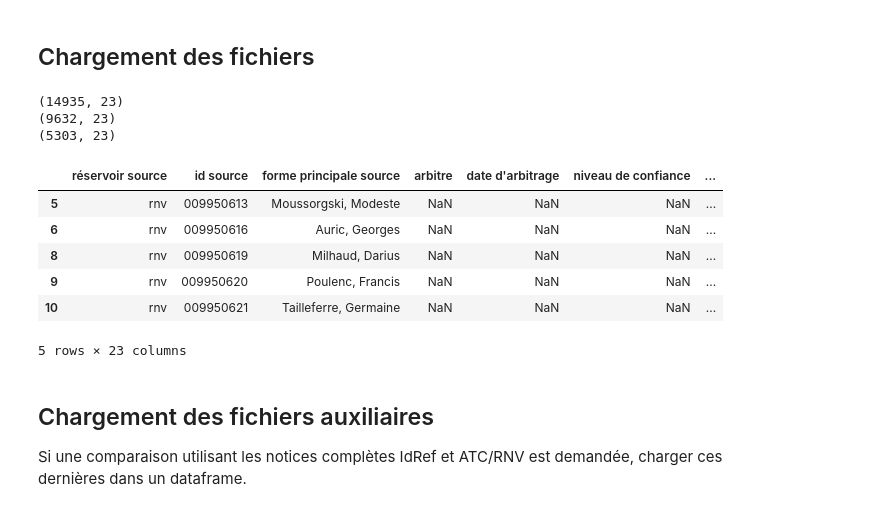
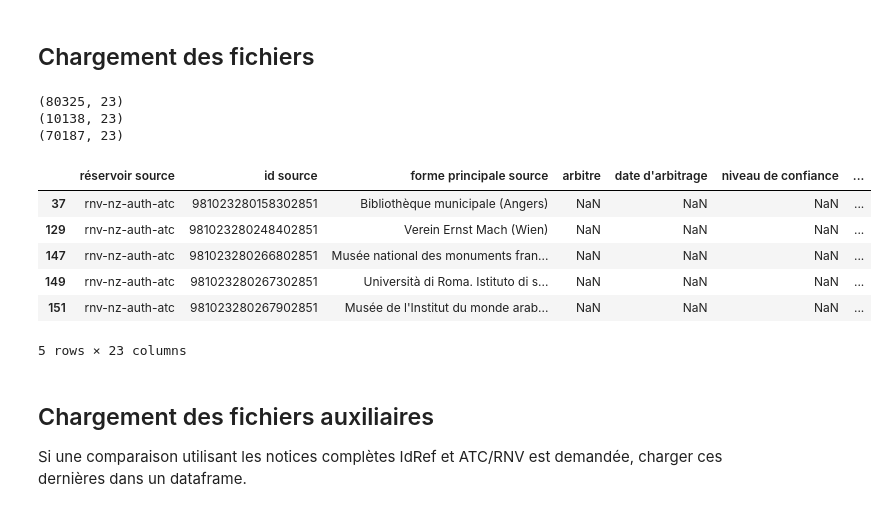
Before and after one commit to timtomch/ouali-benchmark, a Jupyter notebook: Validation-alignements.ipynb, the cells around one changed output. Saved outputs shown, nothing was run; the diff lists cells and outputs as text; code cells hidden in the pictures.

Commit message:
Comparaison lieu de congrès

```diff
--- a/Validation-alignements.ipynb
+++ b/Validation-alignements.ipynb
@@ -10,15 +10,16 @@ from IPython.display import display
 from pymarc import parse_xml_to_array
 import jellyfish
 from datetime import datetime
+import itertools
 
 pd.options.mode.chained_assignment = None  # Remove copy in place warning for dataframe operations
 
 
 # Définition du fichier d'alignement à vérifier
-input_file_path = "input/verif-auto-102024/rapport_20241031163640_alignement-défini_TEST Mat personnes_personnes.tsv"
+input_file_path = "input/verif-auto-102024/rapport_20240926010347_alignement-défini_TEST ATC-collectivites_test-collectivites.tsv"
 
 # Définition du fichier de sortie pour les cas suspects
-output_file_root = "output/verif-auto-102024/verif-auto-personnes-Mat"
+output_file_root = "output/verif-auto-102024/verif-auto-collectivités-ATC"
 
 # Faut-il exporter tous les alignements vérifiés avec une colonne identifiant les cas suspects (True),
 # ou exporter ces derniers à part (False)?
@@ -28,23 +29,35 @@ output_in_place = True
 valid_types = {'auto'}
 
 # Types de validation à effectuer
-validations = {'idref-local', 'dates', 'similarité', 'auteur-titre', 'professions'}
+validations = {'idref-local', 'similarité', 'lieux', 'numéros', 'années'}
 # Les valeurs suivantes sont possibles:
-# - 'dates' -> compare les dates présentes dans les formes principales source et cible. PEUT être combiné avec 'idref-local'
+# - 'personnes' -> les notices à comparer sont de type personnes
+# - 'dates' -> compare les dates de vie (personnes uniquement) présentes dans les formes principales source et cible. PEUT être combiné avec 'idref-local'
 # - 'auteur-titre' ATTENTION cette validation fait un appel d'API IdRef. Utiliser uniquement lorsque nécessaire.
 # - 'idref-local' -> compare les sous-champs des notices source et cible. Nécessite l'accès à un export des notices IdRef et ATC/RNV
-# - 'professions' -> compare les sous-champs $c si présents. DOIT être combiné avec 'idref-local'
+# - 'professions' -> compare les sous-champs $c si présents (personnes uniquement). DOIT être combiné avec 'idref-local'
 # - 'similarité' -> tente de calculer un coéfficient de similarité entre les formes principales. PEUT être combiné avec 'idref-local'
+# - 'lieux' -> tente de comparer les sous-champs $g si présents (congrès uniquement)
+# - 'numéros' -> tente de comparer les sous-champs $n si présents (congrès uniquement)
+# - 'années' -> tente de comparer les sous-champs 111$d si présents (congrès uniquement)
 
 # Définition des fichiers exportés de IdRef et ATC/RNV pour comparaison des sous-champs. Utilisé uniquement en mode 'idref-local'
-idref_set = 'personnes'
+idref_set = 'collectivités'
 idref_records_folder = "/Users/thomas/Documents/tmp-nobackup/bcu-rnv/idref-harvest-" + idref_set
-atc_sets = ['personnes']
-atc_records_file_paths = ["input/notices-detaillees/20241028_auth_mat_personnes_subf_a-d.tsv"]
+# Plusieurs fichiers ATC/RNV peuvent être utilisés. Attention à les identifier dans le même ordre.
+# Valeurs possibles pour atc_sets:
+# - 'personnes'
+# - 'collectivités'
+# - 'congrès'
+atc_sets = ['collectivités', 'congrès']
+atc_records_file_paths = ["input/notices-detaillees/20241028_auth_atc_corporate_subf_a-b.tsv","input/notices-detaillees/20241028_auth_atc_meeting_subf_a-d.tsv"]
 
 # Pour limiter le chargement des fichiers IdRef (ex. pour tester), renseigner cette variable pour ne charger que les x premier fichiers.
 # Pour ne pas limiter, assigner la valeur -1
 idref_records_limit = -1
+
+# Quel caractère utiliser pour séparer les valeurs provenant de champs répétés lors de leur mapping
+multifield_join_char = '|'
 
 # Fichiers temporaires pour accélérer le traitement successif lors de la comparaison des sous-champs. Si existants, ils sont utilisés
 # en mode 'idref-local' en lieu et place des notices complètes ci-dessus.
@@ -70,41 +83,41 @@ target_colname = "réservoir cible"
 target_candidatenr_colname = "nombre de candidats"
 idref_id_colname = "id cible"
 atc_id_colname = "id source"
 
 # Vérifier que tous les fichiers existent vraiment avant de continuer
 all_files = []
 for variable in [input_file_path, atc_records_file_paths]:
     if isinstance(variable, list):
         all_files.extend(variable)
     else:
         all_files.append(variable)
 
 for file in all_files:
     if file and not os.path.isfile(file):
         print("ATTENTION le fichier suivant n'existe pas: ",file)
 
 # Le fichier à vérifier est chargé dans une dataframe
 df = pd.read_csv(input_file_path, sep='\t', dtype = str)
 print(df.shape)
 
 # Pour la comparaison, on retire les types d'alignements ignorés ainsi que les non-alignements
 df_filtered = df[(df[align_type_colname].isin(valid_types)) & (df[target_colname] == 'idref')]
 df_rest = df[(~df[align_type_colname].isin(valid_types)) | (df[target_colname] != 'idref')]
 print(df_filtered.shape)
 print(df_rest.shape)
 display(df_filtered.head())
 
 df_filtered.reset_index(drop=True, inplace=True)  # Drop indexes since we're not going to use them
 # %% [output]
-(14935, 23)
-(9632, 23)
-(5303, 23)
+(80325, 23)
+(10138, 23)
+(70187, 23)
 |  | réservoir source | id source | forme principale source | arbitre | date d'arbitrage | niveau de confiance | ... |
-| 5 | rnv | 009950613 | Moussorgski, Modeste | NaN | NaN | NaN | ... |
-| 6 | rnv | 009950616 | Auric, Georges | NaN | NaN | NaN | ... |
-| 8 | rnv | 009950619 | Milhaud, Darius | NaN | NaN | NaN | ... |
-| 9 | rnv | 009950620 | Poulenc, Francis | NaN | NaN | NaN | ... |
-| 10 | rnv | 009950621 | Tailleferre, Germaine | NaN | NaN | NaN | ... |
+| 37 | rnv-nz-auth-atc | 981023280158302851 | Bibliothèque municipale (Angers) | NaN | NaN | NaN | ... |
+| 129 | rnv-nz-auth-atc | 981023280248402851 | Verein Ernst Mach (Wien) | NaN | NaN | NaN | ... |
+| 147 | rnv-nz-auth-atc | 981023280266802851 | Musée national des monuments fran... | NaN | NaN | NaN | ... |
+| 149 | rnv-nz-auth-atc | 981023280267302851 | Università di Roma. Istituto di s... | NaN | NaN | NaN | ... |
+| 151 | rnv-nz-auth-atc | 981023280267902851 | Musée de l'Institut du monde arab... | NaN | NaN | NaN | ... |
 5 rows × 23 columns
 # %% [markdown]
 ## Chargement des fichiers auxiliaires
```
Also changed, not shown: parts of 4 cells of this notebook.
